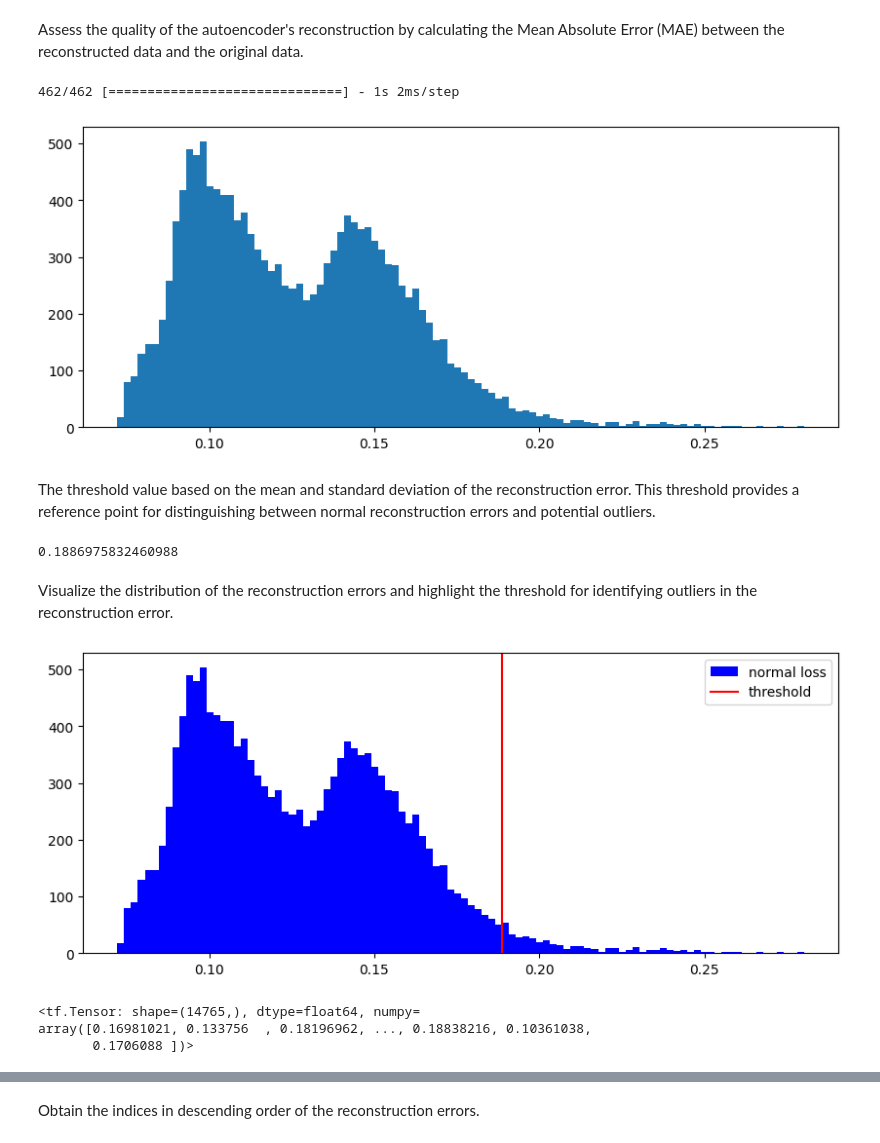
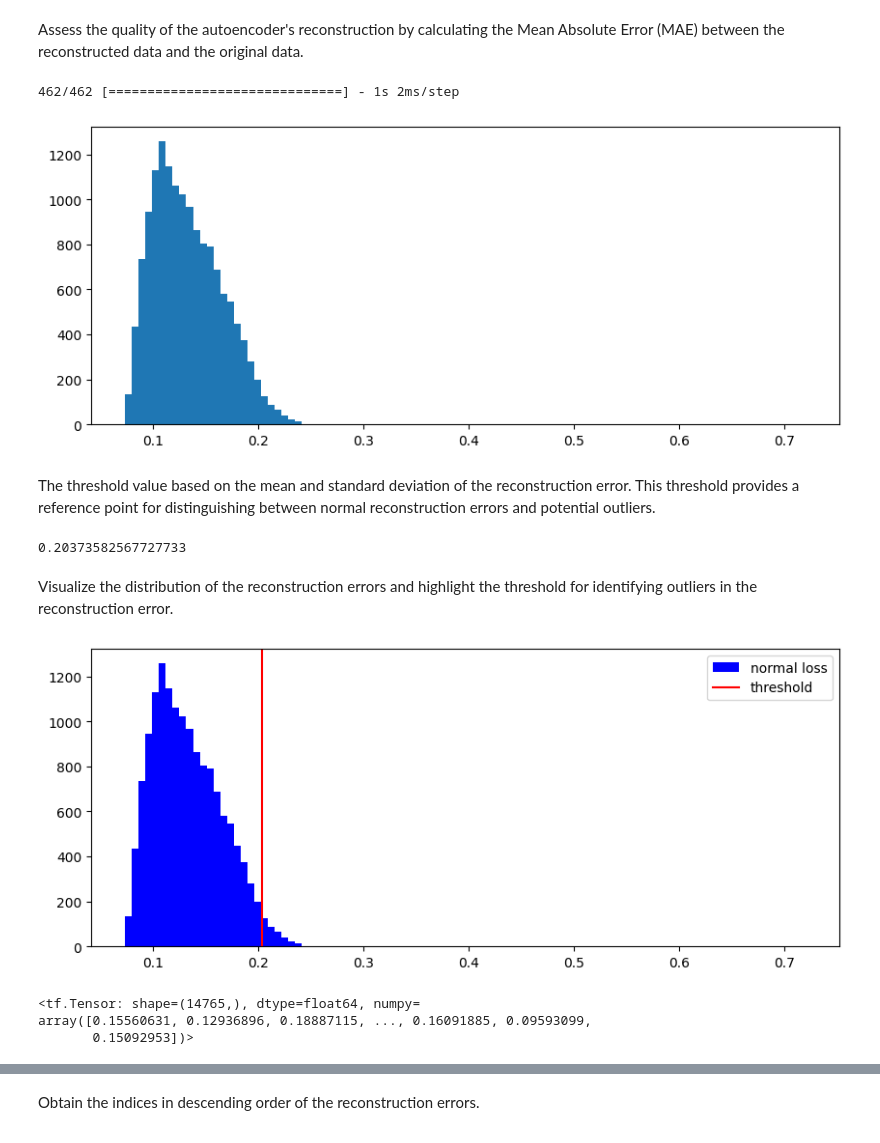
Before and after one commit to kohathyli/Autoencoders_Census, a Jupyter notebook: Autoencoder_YRBSS.ipynb, the cells around one changed output, grey strips where cells are left out. Drawn from its saved outputs; the diff is of its cells as text; code cells hidden in the pictures.

```diff
--- a/Autoencoder_YRBSS.ipynb
+++ b/Autoencoder_YRBSS.ipynb
@@ -69,4 +75,7 @@ from tensorflow import keras
 # Data Source
 data_loader = DataLoader()
 original_df = data_loader.load_original_data()
-project_data, variable_types = data_loader.prepare_original_dataset(original_df)
+project_data, var_types = data_loader.prepare_original_dataset(original_df)
+
+print(f"Shape of original data: {original_df.shape}")
+print(f"Shape of data set we analyze: {project_data.shape}")
@@ -100,0 +84,8 @@ transformed_df.shape
+# %%
+# Data Transformation
+vectorizer = Table2Vector(var_types)
+
+# Vectorizing *without* indicator variables for missingness
+vectorized_df = vectorizer.vectorize_table(project_data)
+
+vectorized_df.shape
@@ -209,10 +96,30 @@ hyperparameters_dict = {"learning_rate": best_hps.get('learning_rate'),
+# %%
+from tensorflow.keras.models import load_model
+import gcsfs
+
+# Define the path to the file on GCS
+gcs_model_path = "gs://autoencoder_census_models/best_parameters_autoencoder.h5"
+
+# Define the local path where the model will be downloaded
+local_model_path = "best_parameters_autoencoder.h5"
+
+# Create a GCS filesystem object using your project ID
+fs = gcsfs.GCSFileSystem(project='Your-Project-ID')
+
+# Download the model file from GCS
+with fs.open(gcs_model_path, 'rb') as gcs_file:
+    with open(local_model_path, 'wb') as local_file:
+        local_file.write(gcs_file.read())
+
+# Load the model from the local file
+model = load_model(local_model_path)
 # %% [markdown]
 ## Making Predictions and Filling in the Missing Values
 # %%
 import numpy as np
 
 # Fill the missing values with some initial guess. Here, the median of each column is used.
-filled = transformed_df.fillna(transformed_df.median())
+filled = vectorized_df.fillna(vectorized_df.median())
 
 # Define a condition for stopping the iteration
 epsilon = 1e-4
@@ -223,9 +130,9 @@ while old_filled is None or np.abs(filled - old_filled).sum().sum() > epsilon:
   old_filled = filled.copy()
 
   # Run the data through the autoencoder, which will return a complete version of the data.
-  predicted = final_model.predict(filled)
+  predicted = model.predict(filled)
 
   # Replace the initially guessed values in the original data with the corresponding values from the autoencoder's output. But keep the observed values unchanged.
-  mask = transformed_df.isna()
+  mask = vectorized_df.isna()
   filled[mask] = np.where(mask, predicted, filled)
 # %% [output]
@@ -294,21 +202,21 @@ Assess the quality of the autoencoder's reconstruction by calculating the Mean A
 # %%
 plt.figure(figsize=(10, 4))
 # reconstruct the original data
-normal_reconstructions = final_model.predict(filled)
+normal_reconstructions = model.predict(filled)
 # compute the Mean Absolute Error between the reconstructed data and the original data
 normal_loss = tf.losses.mae(normal_reconstructions,filled)
 plt.hist(normal_loss, bins=100)
 plt.show()
 # %% [output]
 462/462 [==============================] - 1s 2ms/step
-[figure, old version]
+[figure, new version]
 # %% [markdown]
 The threshold value based on the mean and standard deviation of the reconstruction error. This threshold provides a reference point for distinguishing between normal reconstruction errors and potential outliers.
 # %%
 threshold = np.mean(normal_loss) + 2*np.std(normal_loss)
 print(threshold)
 # %% [output]
-0.1886975832460988
+0.20373582567727733
 # %% [markdown]
 Visualize the distribution of the reconstruction errors and highlight the threshold for identifying outliers in the reconstruction error.
 # %%
@@ -319,10 +227,10 @@ plt.axvline(threshold, color='r', label="threshold")
 plt.legend()
 plt.show()
 # %% [output]
-[figure, old version]
+[figure, new version]
 # %%
 normal_loss
 # %% [output]
 <tf.Tensor: shape=(14765,), dtype=float64, numpy=
-array([0.16981021, 0.133756  , 0.18196962, ..., 0.18838216, 0.10361038,
-       0.1706088 ])>
+array([0.15560631, 0.12936896, 0.18887115, ..., 0.16091885, 0.09593099,
+       0.15092953])>
```
Also changed, not shown: parts of 51 cells of this notebook.
